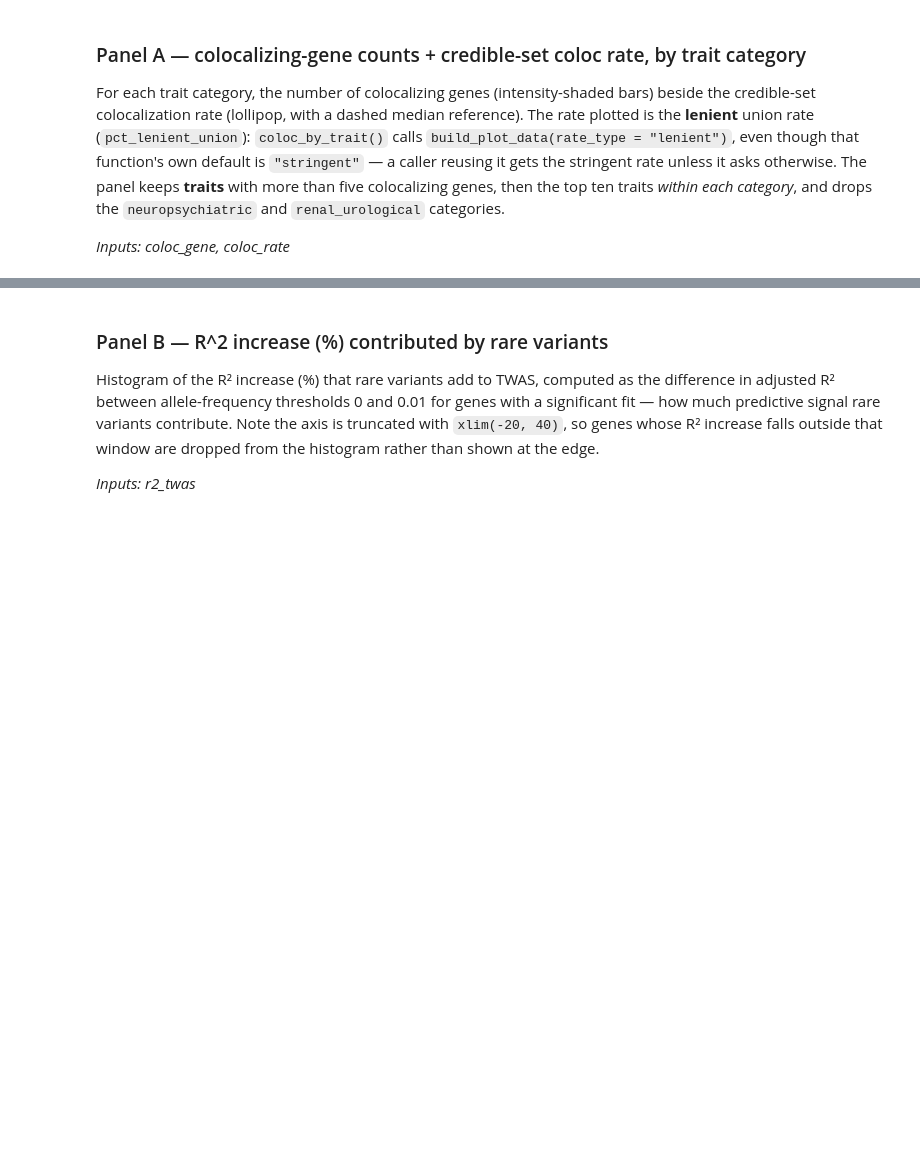
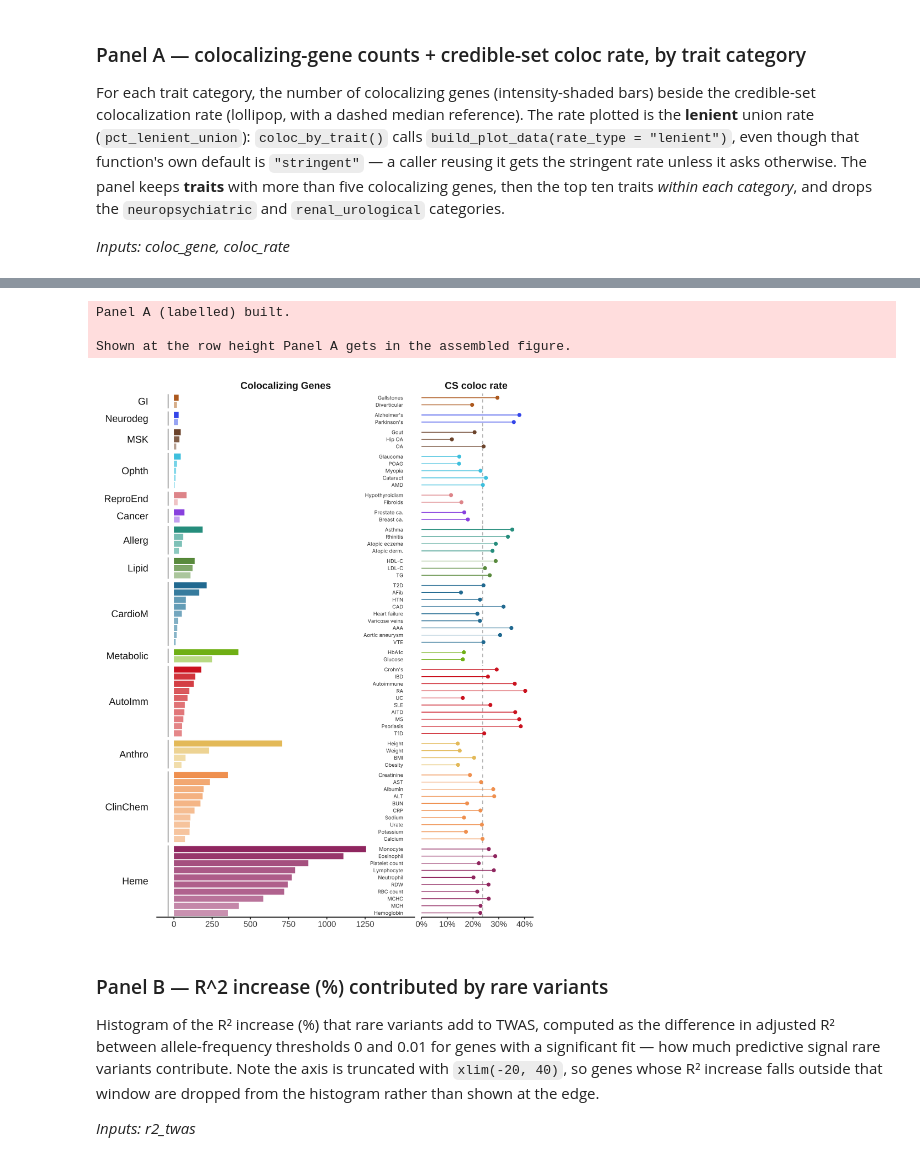
Before and after one commit to AoU-Multiomics-Analysis/QTLFigureCode, a Jupyter notebook: Fig4/Fig4.ipynb, the cells around one changed output, grey strips where cells are left out. Drawn from its saved outputs; the diff is of its cells as text; code cells hidden in the pictures; blank space fills up the shorter version.

```diff
--- a/Fig4/Fig4.ipynb
+++ b/Fig4/Fig4.ipynb
@@ -113,3 +113,25 @@ Panel A built.
+# %%
+coloc_plot <- coloc_by_trait() %>%
+  filter(trait_category != "neuropsychiatric", trait_category != "renal_urological") %>%
+  filter(count > 5) %>%
+  group_by(trait_category) %>%
+  arrange(desc(count)) %>%
+  filter(row_number() < 11) %>%
+  build_plot(label_top = Inf, label_size = 2.2) +
+  theme(axis.text.x = element_text(size = 10))
+
+saveRDS(coloc_plot, file.path(OBJ_DIR, "A_labeled.rds"))
+message("Panel A (labelled) built.")
+
+old <- options(repr.plot.height = 9.5)
+print(coloc_plot)
+options(old)
+message("Shown at the row height Panel A gets in the assembled figure.")
+# %% [output]
+Panel A (labelled) built.
+
+Shown at the row height Panel A gets in the assembled figure.
+[figure, added]
 # %% [markdown]
 ### Panel B — R^2 increase (%) contributed by rare variants
 
```
Also changed, not shown: parts of 5 cells of this notebook, 11 other files.
